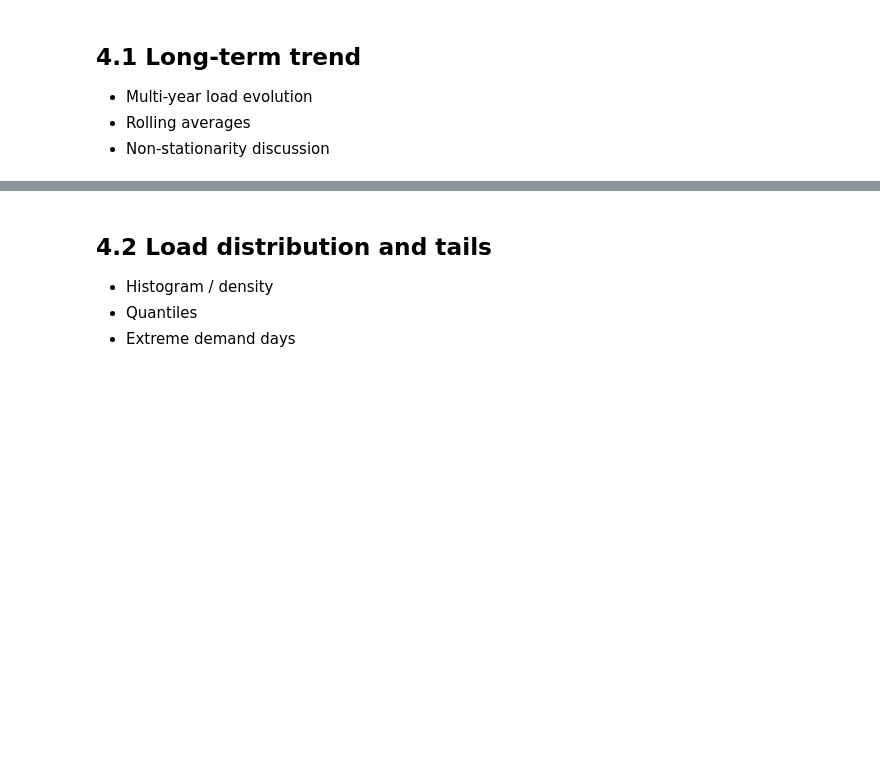
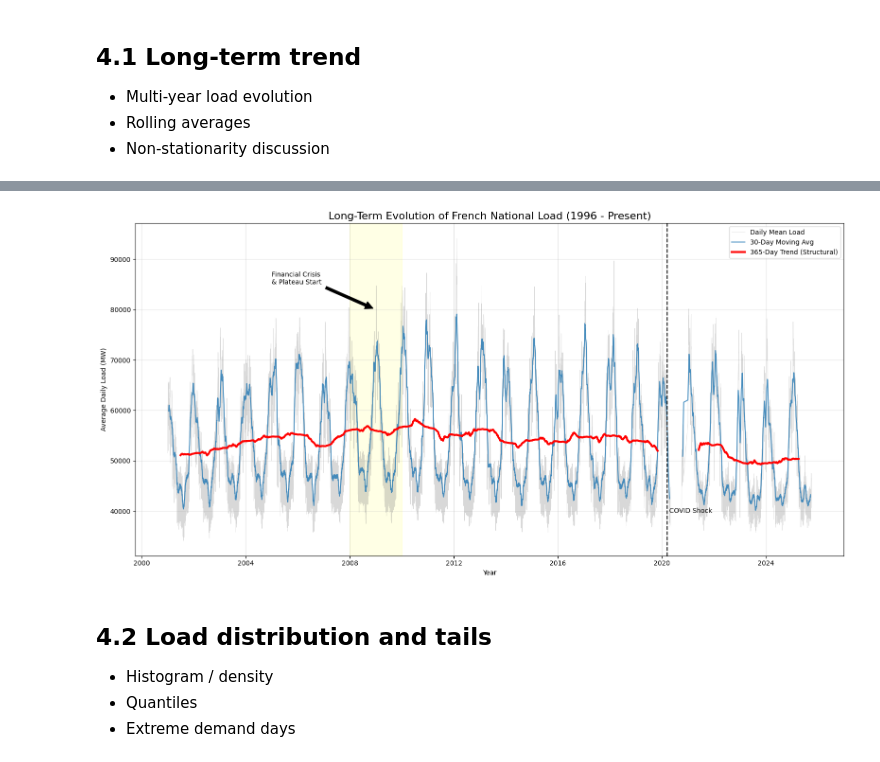
Before and after one commit to quentinbenchetrit/france-grid-stress-prediction, a Jupyter notebook: notebooks/EDA.ipynb, the cells around one changed output, grey strips where cells are left out. Saved outputs shown, nothing was run; the diff lists cells and outputs as text; code cells hidden in the pictures; blank space fills up the shorter version.

```diff
--- a/notebooks/EDA.ipynb
+++ b/notebooks/EDA.ipynb
@@ -1899,3 +1990,91 @@ Inspect known period:
 - Multi-year load evolution
 - Rolling averages
 - Non-stationarity discussion
+# %%
+import pandas as pd
+import matplotlib.pyplot as plt
+import seaborn as sns
+import glob
+import os
+
+def analyze_long_term_trend():
+    print(">>> 4.1 LONG-TERM TREND ANALYSIS")
+
+    # Pattern for historical UTC files
+    files = sorted(glob.glob("../data/interim/consommation/consommation_*_long_utc.csv"))
+
+    if not files:
+        print("No historical consumption files found.")
+        return
+
+    print(f"Loading and downsampling {len(files)} files to Daily frequency...")
+
+    daily_chunks = []
+
+    for f in files:
+        try:
+            # 1. Load only necessary columns
+            # Handle variable column names if necessary (based on previous audits)
+            cols = pd.read_csv(f, nrows=0).columns
+            date_col = 'datetime' if 'datetime' in cols else 'start_date'
+            val_col = 'load_mw' if 'load_mw' in cols else 'consumption_mw'
+
+            df_temp = pd.read_csv(f, usecols=[date_col, val_col])
+
+            # 2. Convert to UTC and set index
+            df_temp[date_col] = pd.to_datetime(df_temp[date_col], utc=True)
+            df_temp = df_temp.set_index(date_col).sort_index()
+
+            # 3. Downsample to DAILY Mean immediately (Save RAM)
+            # We assume 'load_mw' is power (MW), so mean() preserves the load profile level.
+            # If it were energy (MWh), sum() would be appropriate, but here it's Load.
+            daily_agg = df_temp[val_col].resample('D').mean()
+
+            daily_chunks.append(daily_agg)
+
+        except Exception as e:
+            print(f"Skipping {os.path.basename(f)}: {e}")
+
+    # 4. Combine all years
+    if not daily_chunks: return
+    df_daily = pd.concat(daily_chunks)
+    df_daily = df_daily.sort_index()
+
+    # 5. Compute Rolling Averages
+    # 30-Day: Shows seasonality clearly
+    # 365-Day: Shows the structural Trend (removes seasonality)
+    df_daily_ma30 = df_daily.rolling(window=30, center=True).mean()
+    df_daily_ma365 = df_daily.rolling(window=365, center=True).mean()
+
+    # 6. Visualization
+    plt.figure(figsize=(16, 8))
+
+    # Raw Daily Data (Light gray, background)
+    plt.plot(df_daily.index, df_daily, color='gray', alpha=0.3, linewidth=0.5, label='Daily Mean Load')
+
+    # 30-Day Trend (Seasonality)
+    plt.plot(df_daily_ma30.index, df_daily_ma30, color='#1f77b4', linewidth=1.5, alpha=0.8, label='30-Day Moving Avg')
+
+    # 365-Day Trend (Long Term)
+    plt.plot(df_daily_ma365.index, df_daily_ma365, color='red', linewidth=3, label='365-Day Trend (Structural)')
+
+    plt.title("Long-Term Evolution of French National Load (1996 - Present)", fontsize=16)
+    plt.ylabel("Average Daily Load (MW)")
+    plt.xlabel("Year")
+    plt.legend()
+    plt.grid(True, alpha=0.3)
+
+    # Highlight Key Eras
+    plt.axvspan(pd.Timestamp('2008-01-01', tz='UTC'), pd.Timestamp('2010-01-01', tz='UTC'), color='yellow', alpha=0.1)
+    plt.annotate('Financial Crisis\n& Plateau Start', xy=(pd.Timestamp('2009-01-01', tz='UTC'), 80000),
+                 xytext=(pd.Timestamp('2005-01-01', tz='UTC'), 85000),
+                 arrowprops=dict(facecolor='black', shrink=0.05))
+
+    plt.axvline(x=pd.Timestamp('2020-03-17', tz='UTC'), color='black', linestyle='--')
+    plt.text(pd.Timestamp('2020-03-17', tz='UTC'), 40000, " COVID Shock", verticalalignment='center')
+
+    plt.tight_layout()
+    plt.show()
+
+analyze_long_term_trend()
+# %% [output]
@@ -1902,3 +2083,4 @@ Inspect known period:
+[figure, added]
 # %% [markdown]
 ## 4.2 Load distribution and tails
 
```
Also changed, not shown: parts of 14 cells of this notebook.
